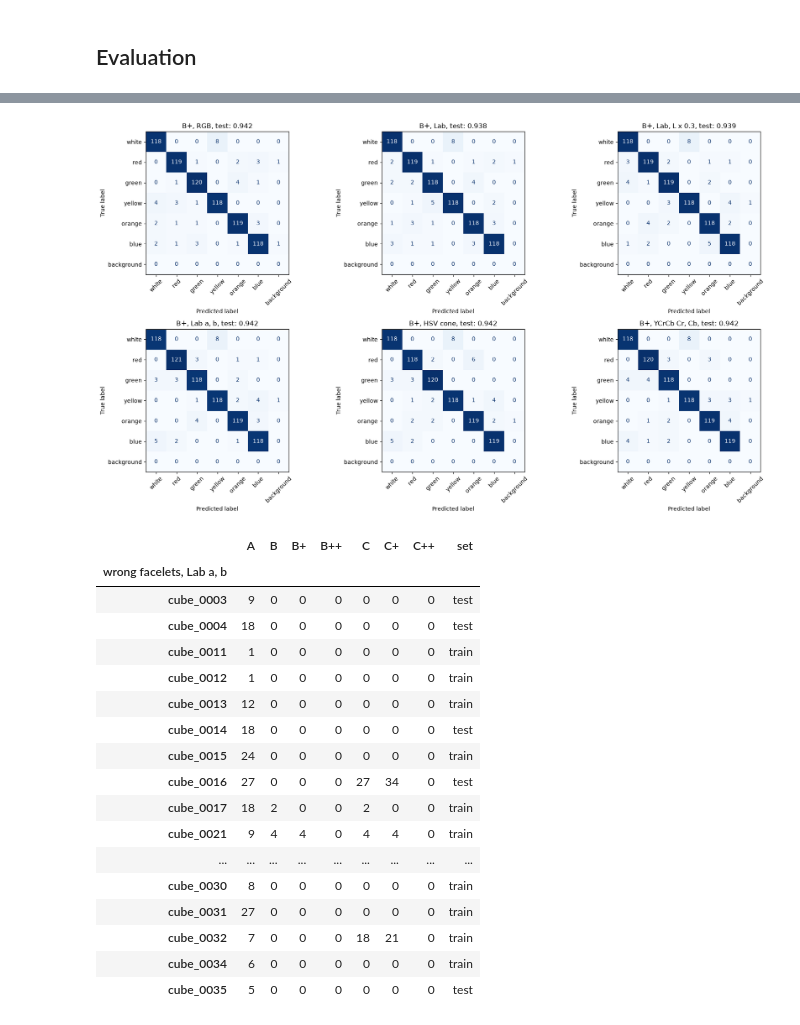
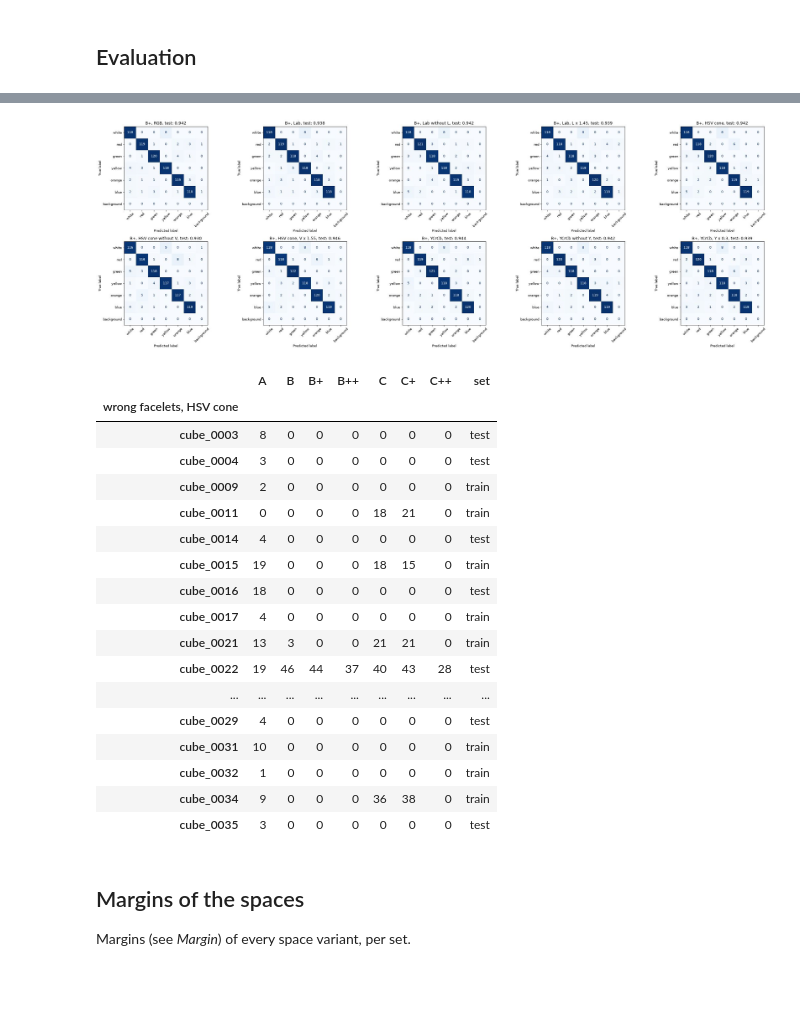
Before and after one commit to kwyrzyk/puzzle-vision, a Jupyter notebook: research/notebooks/3.1-kw-sticker-color-classification.ipynb, the cells around one changed output, grey strips where cells are left out. Drawn from its saved outputs; the diff is of its cells as text; code cells hidden in the pictures; blank space fills up the shorter version.

Commit message:
feat(notebooks): best color space choice (HSV cone) based on margins calculations

```diff
--- a/research/notebooks/3.1-kw-sticker-color-classification.ipynb
+++ b/research/notebooks/3.1-kw-sticker-color-classification.ipynb
@@ -404,0 +511,27 @@ pd.concat(
+# %%
+def variant_name(base, weight):
+    if base not in LIGHTNESS or weight == 1:
+        return base
+    lightness = AXES[base][LIGHTNESS[base]]
+    return f"{base} without {lightness}" if weight == 0 else f"{base}, {lightness} x {weight:g}"
+
+
+VARIANTS = {  # name -> (base, weight)
+    variant_name(base, weight): (base, weight)
+    for base in BASES
+    for weight in ((1, 0, BEST_WEIGHT[base]) if base in LIGHTNESS else (1,))
+}
+SPACES = list(VARIANTS)
+features = {space: features_of(*VARIANTS[space]) for space in SPACES}
+palettes = {space: fit_palette(by_cube) for space, by_cube in features.items()}
+
+fig, ax = plt.subplots(figsize=(6, 1.4))
+ax.imshow(palettes["RGB"][None])
+ax.set_xticks(range(len(Face)), [COLOR[face] for face in Face])
+ax.set_yticks([])
+ax.set_title("Palette in RGB")
+plt.show()
+pd.concat(
+    {space: pd.DataFrame(palette, index=[COLOR[face] for face in Face])
+     for space, palette in palettes.items()}
+).round(3)  # fmt: skip
@@ -503,20 +671,23 @@ per_set(cubes_correct).rename_axis("cubes correct (only colors swapped)")
 # %%
 METHOD = "B+"
 
-fig, axes = plt.subplots(2, 3, figsize=(18, 10))
-for ax, (space, by_method) in zip(axes.flat, states.items(), strict=True):
-    by_cube = subset(by_method[METHOD], "test")
+columns = -(-len(states) // 2)
+fig, axes = plt.subplots(2, columns, figsize=(6 * columns, 10))
+for ax in axes.flat[len(states) :]:
+    ax.axis("off")
+for ax, (space, by_method) in zip(axes.flat[: len(states)], states.items(), strict=True):
+    by_cube = subset(by_method[METHOD], SETS["test"])
     y_true = [c for cube_id in by_cube for c in facelet_colors(truth[cube_id])]
     y_pred = [c for state in by_cube.values() for c in facelet_colors(state)]
     ConfusionMatrixDisplay(
         confusion_matrix(y_true, y_pred, labels=LABELS), display_labels=LABELS
     ).plot(ax=ax, cmap="Blues", xticks_rotation=45, colorbar=False)
     ax.set_title(f"{METHOD}, {space}, test: {table.loc[space, ('test', METHOD)]:.3f}")
 plt.tight_layout()
 # %% [output]
-[figure, old version]
+[figure, new version]
 # %%
-SPACE = "Lab a, b"
+SPACE = "HSV cone"
 
 pd.DataFrame(
     {
@@ -530,20 +701,24 @@ pd.DataFrame(
 ]
 # %% [output]
 |  | A | B | B+ | B++ | C | C+ | C++ | set |
-| wrong facelets, Lab a, b |  |  |  |  |  |  |  |  |
-| cube_0003 | 9 | 0 | 0 | 0 | 0 | 0 | 0 | test |
-| cube_0004 | 18 | 0 | 0 | 0 | 0 | 0 | 0 | test |
-| cube_0011 | 1 | 0 | 0 | 0 | 0 | 0 | 0 | train |
-| cube_0012 | 1 | 0 | 0 | 0 | 0 | 0 | 0 | train |
-| cube_0013 | 12 | 0 | 0 | 0 | 0 | 0 | 0 | train |
-| cube_0014 | 18 | 0 | 0 | 0 | 0 | 0 | 0 | test |
-| cube_0015 | 24 | 0 | 0 | 0 | 0 | 0 | 0 | train |
-| cube_0016 | 27 | 0 | 0 | 0 | 27 | 34 | 0 | test |
-| cube_0017 | 18 | 2 | 0 | 0 | 2 | 0 | 0 | train |
-| cube_0021 | 9 | 4 | 4 | 0 | 4 | 4 | 0 | train |
+| wrong facelets, HSV cone |  |  |  |  |  |  |  |  |
+| cube_0003 | 8 | 0 | 0 | 0 | 0 | 0 | 0 | test |
+| cube_0004 | 3 | 0 | 0 | 0 | 0 | 0 | 0 | test |
+| cube_0009 | 2 | 0 | 0 | 0 | 0 | 0 | 0 | train |
+| cube_0011 | 0 | 0 | 0 | 0 | 18 | 21 | 0 | train |
+| cube_0014 | 4 | 0 | 0 | 0 | 0 | 0 | 0 | test |
+| cube_0015 | 19 | 0 | 0 | 0 | 18 | 15 | 0 | train |
+| cube_0016 | 18 | 0 | 0 | 0 | 0 | 0 | 0 | test |
+| cube_0017 | 4 | 0 | 0 | 0 | 0 | 0 | 0 | train |
+| cube_0021 | 13 | 3 | 0 | 0 | 21 | 21 | 0 | train |
+| cube_0022 | 19 | 46 | 44 | 37 | 40 | 43 | 28 | test |
 | ... | ... | ... | ... | ... | ... | ... | ... | ... |
-| cube_0030 | 8 | 0 | 0 | 0 | 0 | 0 | 0 | train |
-| cube_0031 | 27 | 0 | 0 | 0 | 0 | 0 | 0 | train |
-| cube_0032 | 7 | 0 | 0 | 0 | 18 | 21 | 0 | train |
-| cube_0034 | 6 | 0 | 0 | 0 | 0 | 0 | 0 | train |
-| cube_0035 | 5 | 0 | 0 | 0 | 0 | 0 | 0 | test |
+| cube_0029 | 4 | 0 | 0 | 0 | 0 | 0 | 0 | test |
+| cube_0031 | 10 | 0 | 0 | 0 | 0 | 0 | 0 | train |
+| cube_0032 | 1 | 0 | 0 | 0 | 0 | 0 | 0 | train |
+| cube_0034 | 9 | 0 | 0 | 0 | 36 | 38 | 0 | train |
+| cube_0035 | 3 | 0 | 0 | 0 | 0 | 0 | 0 | test |
+# %% [markdown]
+## Margins of the spaces
+
+Margins (see *Margin*) of every space variant, per set.
```
Also changed, not shown: parts of 31 cells of this notebook.
